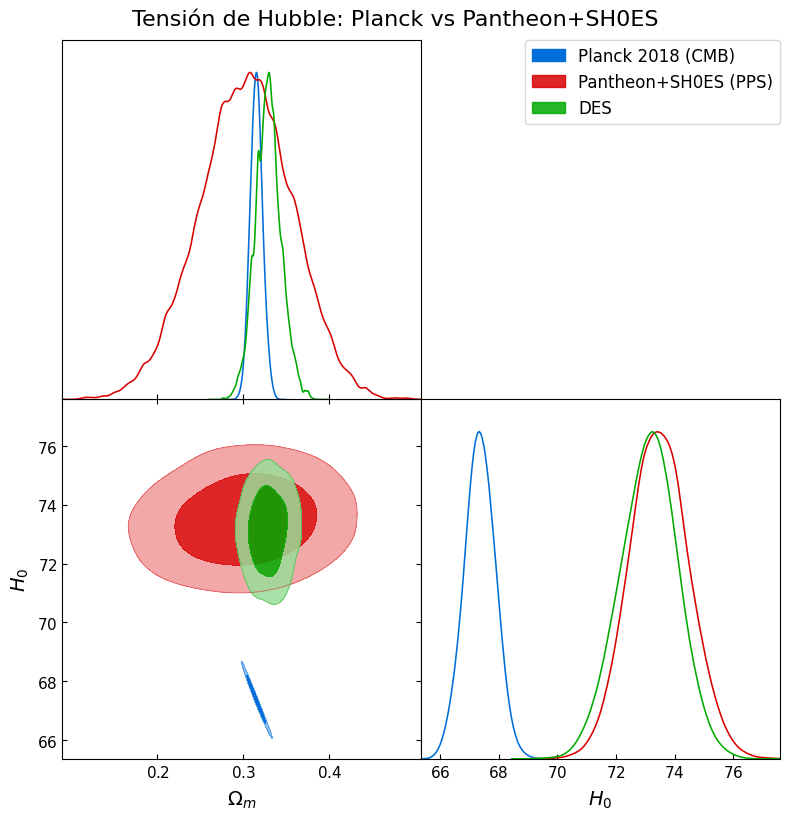
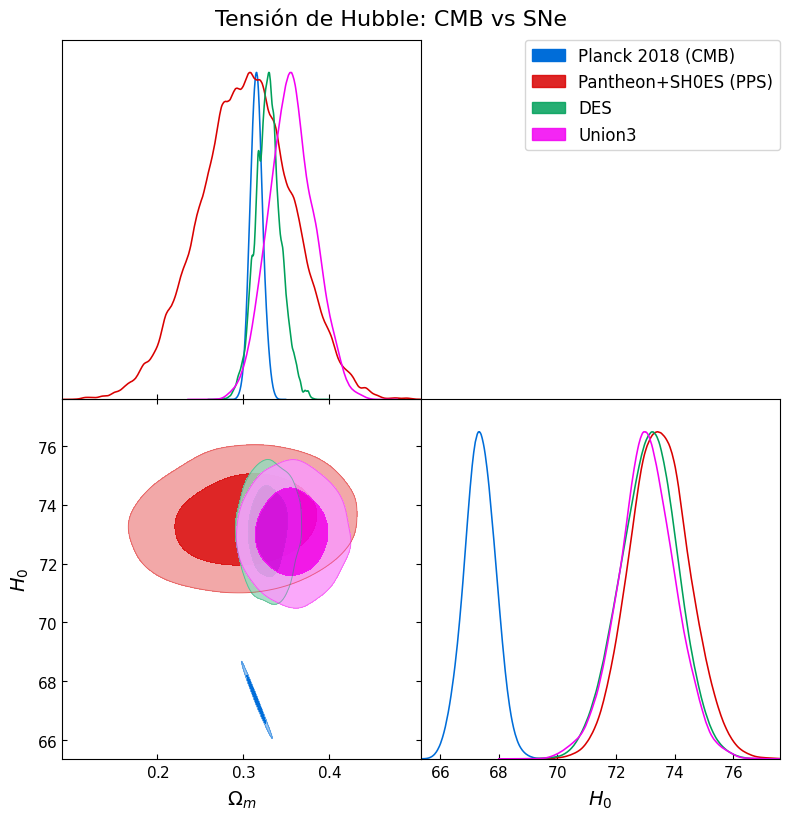
Code edit (unified diff) that turned the first committed figure into the second:
--- before
+++ after
@@ -8,10 +8,10 @@
 
 # Creamos el gráfico ocupando ambas cadenas
-g.triangle_plot([chain_planck, chain_pantheon, chain_DES], 
+g.triangle_plot([chain_planck, chain_pantheon, chain_DES, chain_union], 
                 parametros_a_graficar, 
                 filled=True, 
-                legend_labels=['Planck 2018 (CMB)', 'Pantheon+SH0ES (PPS)', 'DES'],
-                contour_colors=["#006DD9FF", '#D90000', '#00AA00']) # Azul (Planck), Rojo (Pantheon) y Verde (DES)
+                legend_labels=['Planck 2018 (CMB)', 'Pantheon+SH0ES (PPS)', 'DES', 'Union3'],
+                contour_colors=["#006DD9FF", '#D90000', '#00A05A', "#F300F3"]) # Azul (Planck), Rojo (Pantheon), Verde (DES) y Morado (Union3)
 
-plt.suptitle('Tensión de Hubble: Planck vs Pantheon+SH0ES', fontsize=16, y =1.02)
+plt.suptitle('Tensión de Hubble: CMB vs SNe ', fontsize=16, y =1.02)
 plt.show()

Commit: a